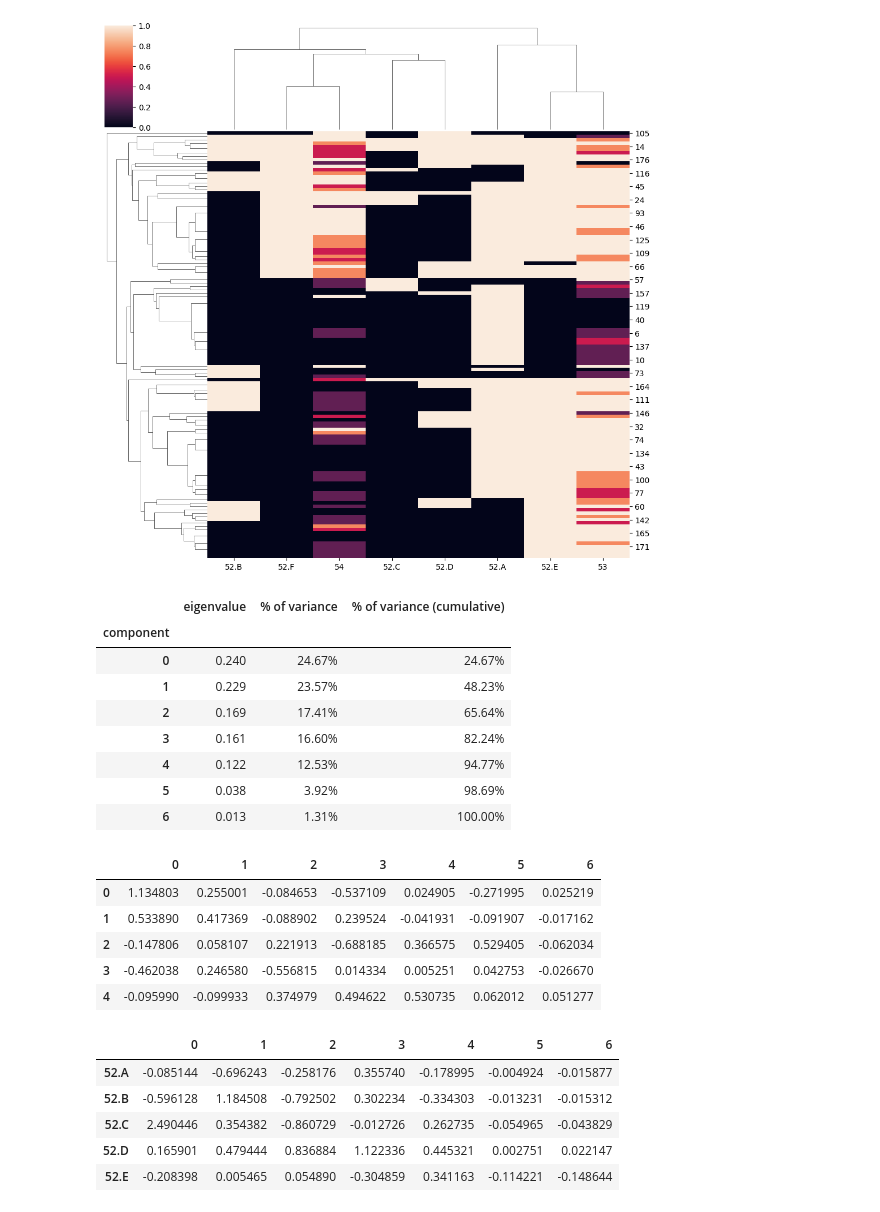
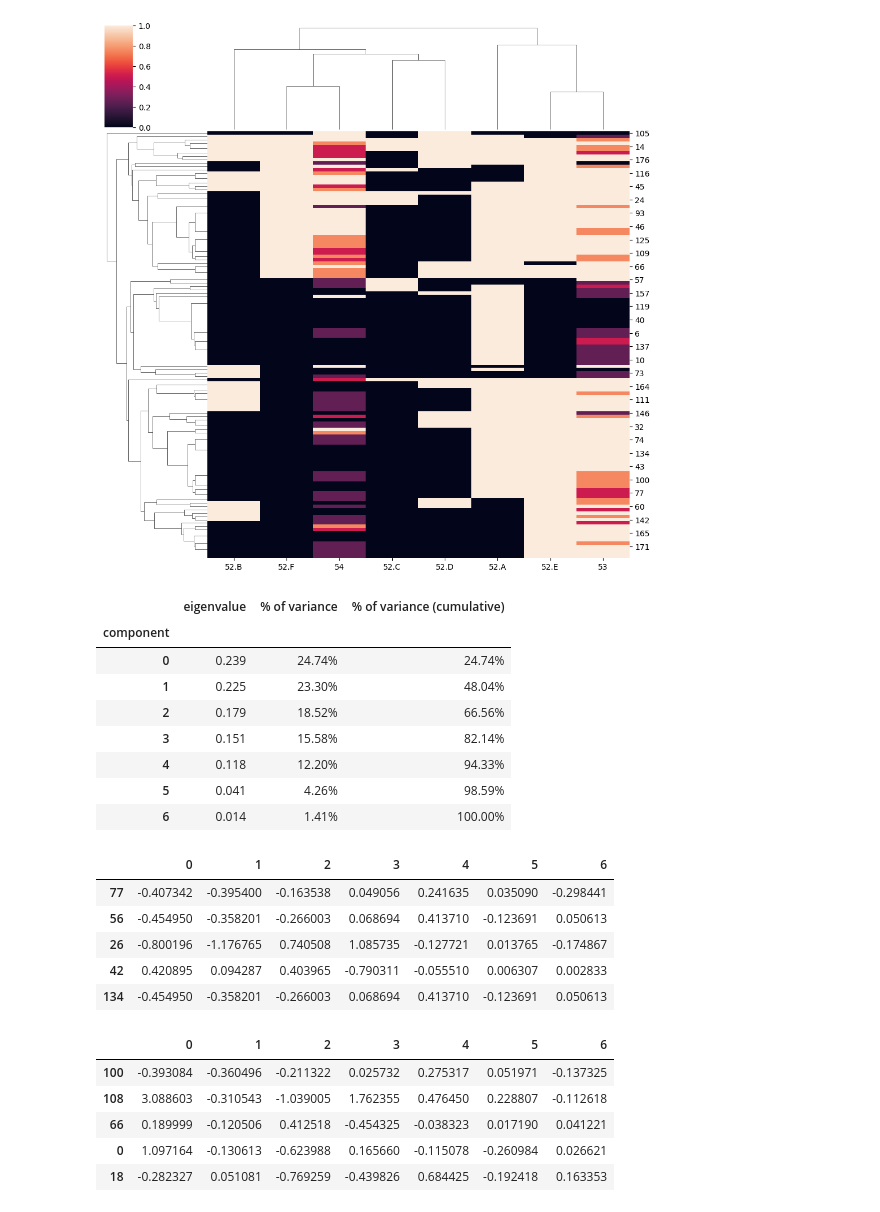
Before and after one commit to Hakan-Erol/bachelor-thesis, a Jupyter notebook: Thesis_code.ipynb, the cells around one changed output. Drawn from its saved outputs; the diff is of its cells as text; code cells hidden in the pictures.

```diff
--- a/Thesis_code.ipynb
+++ b/Thesis_code.ipynb
@@ -161,6 +162,12 @@ sns.clustermap(survey_answers_learning_strategies)
 # %% [output]
 <seaborn.matrix.ClusterGrid at 0x...>
 [figure]
+# %%
+# Train Test split to prevent daka leakage (80% train, 20% test)
+X = survey_answers_learning_strategies
+
+X_train, X_test = train_test_split(
+X,  test_size=0.2, random_state=42)
 # %%
 # Data is categorical and discrete so MCA will be used before putting into a GMM
 mca = prince.MCA(
@@ -170,36 +177,38 @@ mca = prince.MCA(
     one_hot=False, # one hot encoding is done
     check_input=True,
     copy=True)
-mca = mca.fit(survey_answers_learning_strategies)
+mca = mca.fit(X_train)
+X_train = mca.row_coordinates(X_train)
+X_test = mca.row_coordinates(X_test)
 # %%
 mca.eigenvalues_summary
 # %% [output]
 |  | eigenvalue | % of variance | % of variance (cumulative) |
 | component |  |  |  |
-| 0 | 0.240 | 24.67% | 24.67% |
-| 1 | 0.229 | 23.57% | 48.23% |
-| 2 | 0.169 | 17.41% | 65.64% |
-| 3 | 0.161 | 16.60% | 82.24% |
-| 4 | 0.122 | 12.53% | 94.77% |
-| 5 | 0.038 | 3.92% | 98.69% |
-| 6 | 0.013 | 1.31% | 100.00% |
+| 0 | 0.239 | 24.74% | 24.74% |
+| 1 | 0.225 | 23.30% | 48.04% |
+| 2 | 0.179 | 18.52% | 66.56% |
+| 3 | 0.151 | 15.58% | 82.14% |
+| 4 | 0.118 | 12.20% | 94.33% |
+| 5 | 0.041 | 4.26% | 98.59% |
+| 6 | 0.014 | 1.41% | 100.00% |
 # %%
-mca.row_coordinates(survey_answers_learning_strategies).head()
+X_test.head()
 # %% [output]
 |  | 0 | 1 | 2 | 3 | 4 | 5 | 6 |
-| 0 | 1.134803 | 0.255001 | -0.084653 | -0.537109 | 0.024905 | -0.271995 | 0.025219 |
-| 1 | 0.533890 | 0.417369 | -0.088902 | 0.239524 | -0.041931 | -0.091907 | -0.017162 |
-| 2 | -0.147806 | 0.058107 | 0.221913 | -0.688185 | 0.366575 | 0.529405 | -0.062034 |
-| 3 | -0.462038 | 0.246580 | -0.556815 | 0.014334 | 0.005251 | 0.042753 | -0.026670 |
-| 4 | -0.095990 | -0.099933 | 0.374979 | 0.494622 | 0.530735 | 0.062012 | 0.051277 |
+| 77 | -0.407342 | -0.395400 | -0.163538 | 0.049056 | 0.241635 | 0.035090 | -0.298441 |
+| 56 | -0.454950 | -0.358201 | -0.266003 | 0.068694 | 0.413710 | -0.123691 | 0.050613 |
+| 26 | -0.800196 | -1.176765 | 0.740508 | 1.085735 | -0.127721 | 0.013765 | -0.174867 |
+| 42 | 0.420895 | 0.094287 | 0.403965 | -0.790311 | -0.055510 | 0.006307 | 0.002833 |
+| 134 | -0.454950 | -0.358201 | -0.266003 | 0.068694 | 0.413710 | -0.123691 | 0.050613 |
 # %%
-mca.column_coordinates(survey_answers_learning_strategies).head()
+X_train.head()
 # %% [output]
 |  | 0 | 1 | 2 | 3 | 4 | 5 | 6 |
-| 52.A | -0.085144 | -0.696243 | -0.258176 | 0.355740 | -0.178995 | -0.004924 | -0.015877 |
-| 52.B | -0.596128 | 1.184508 | -0.792502 | 0.302234 | -0.334303 | -0.013231 | -0.015312 |
-| 52.C | 2.490446 | 0.354382 | -0.860729 | -0.012726 | 0.262735 | -0.054965 | -0.043829 |
-| 52.D | 0.165901 | 0.479444 | 0.836884 | 1.122336 | 0.445321 | 0.002751 | 0.022147 |
-| 52.E | -0.208398 | 0.005465 | 0.054890 | -0.304859 | 0.341163 | -0.114221 | -0.148644 |
+| 100 | -0.393084 | -0.360496 | -0.211322 | 0.025732 | 0.275317 | 0.051971 | -0.137325 |
+| 108 | 3.088603 | -0.310543 | -1.039005 | 1.762355 | 0.476450 | 0.228807 | -0.112618 |
+| 66 | 0.189999 | -0.120506 | 0.412518 | -0.454325 | -0.038323 | 0.017190 | 0.041221 |
+| 0 | 1.097164 | -0.130613 | -0.623988 | 0.165660 | -0.115078 | -0.260984 | 0.026621 |
+| 18 | -0.282327 | 0.051081 | -0.769259 | -0.439826 | 0.684425 | -0.192418 | 0.163353 |
 # %%
 mca.plot(
```
Also changed, not shown: parts of 6 cells of this notebook.
